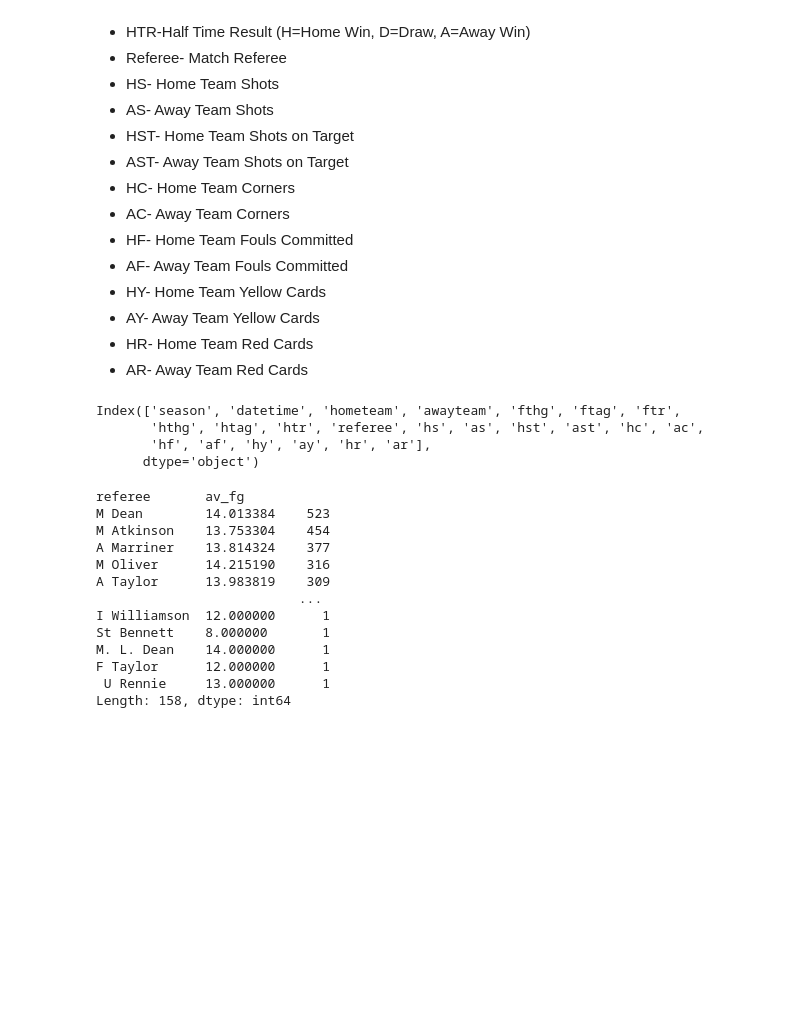
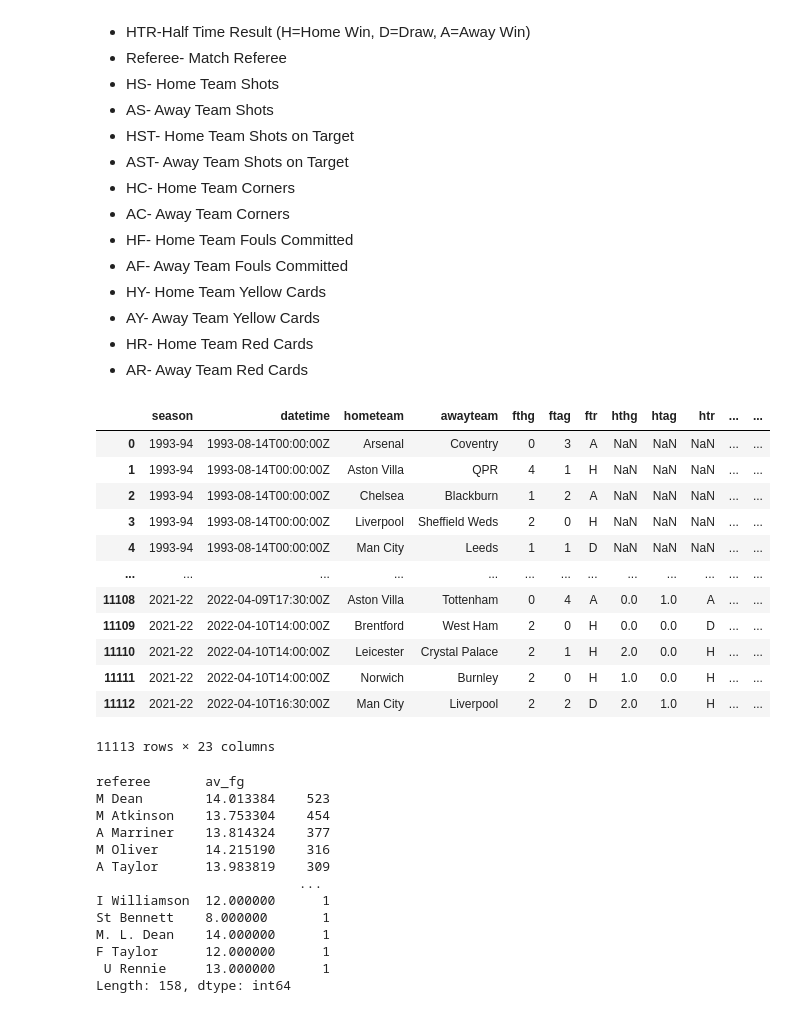
Before and after one commit to phillruther/match_predictions-football, a Jupyter notebook: explore.ipynb, the cells around one changed output. Saved outputs shown, nothing was run; the diff lists cells and outputs as text; code cells hidden in the pictures; blank space fills up the shorter version.

```diff
--- a/explore.ipynb
+++ b/explore.ipynb
@@ -30,23 +30,32 @@
 # %%
 # lemme check some of the attributes of the dataframe
 # imports
 import pandas as pd
 import numpy as np
 import matplotlib.pyplot as plt
 import seaborn as sns
 sns.set_style('darkgrid')
 import warnings
 warnings.simplefilter(action='ignore')
 
 #loading data
 data=pd.read_csv(r"epl_23-f.csv",encoding='windows-1254')
 data.columns=[i.lower() for i in data.columns]
-data.columns
+data
 # %% [output]
+|  | season | datetime | hometeam | awayteam | fthg | ftag | ftr | hthg | htag | htr | ... | ... |
+| 0 | 1993-94 | 1993-08-14T00:00:00Z | Arsenal | Coventry | 0 | 3 | A | NaN | NaN | NaN | ... | ... |
+| 1 | 1993-94 | 1993-08-14T00:00:00Z | Aston Villa | QPR | 4 | 1 | H | NaN | NaN | NaN | ... | ... |
+| 2 | 1993-94 | 1993-08-14T00:00:00Z | Chelsea | Blackburn | 1 | 2 | A | NaN | NaN | NaN | ... | ... |
+| 3 | 1993-94 | 1993-08-14T00:00:00Z | Liverpool | Sheffield Weds | 2 | 0 | H | NaN | NaN | NaN | ... | ... |
+| 4 | 1993-94 | 1993-08-14T00:00:00Z | Man City | Leeds | 1 | 1 | D | NaN | NaN | NaN | ... | ... |
+| ... | ... | ... | ... | ... | ... | ... | ... | ... | ... | ... | ... | ... |
+| 11108 | 2021-22 | 2022-04-09T17:30:00Z | Aston Villa | Tottenham | 0 | 4 | A | 0.0 | 1.0 | A | ... | ... |
+| 11109 | 2021-22 | 2022-04-10T14:00:00Z | Brentford | West Ham | 2 | 0 | H | 0.0 | 0.0 | D | ... | ... |
+| 11110 | 2021-22 | 2022-04-10T14:00:00Z | Leicester | Crystal Palace | 2 | 1 | H | 2.0 | 0.0 | H | ... | ... |
+| 11111 | 2021-22 | 2022-04-10T14:00:00Z | Norwich | Burnley | 2 | 0 | H | 1.0 | 0.0 | H | ... | ... |
+| 11112 | 2021-22 | 2022-04-10T16:30:00Z | Man City | Liverpool | 2 | 2 | D | 2.0 | 1.0 | H | ... | ... |
-Index(['season', 'datetime', 'hometeam', 'awayteam', 'fthg', 'ftag', 'ftr',
-       'hthg', 'htag', 'htr', 'referee', 'hs', 'as', 'hst', 'ast', 'hc', 'ac',
-       'hf', 'af', 'hy', 'ay', 'hr', 'ar'],
-      dtype='object')
+11113 rows × 23 columns
 # %%
 # seeing which of the seasons got null values and cuz i dont potentially want any season having null values in it
 # data.groupby('season').apply(lambda x : x.isna().sum().sum())
```
Also changed, not shown: 3 other files.
